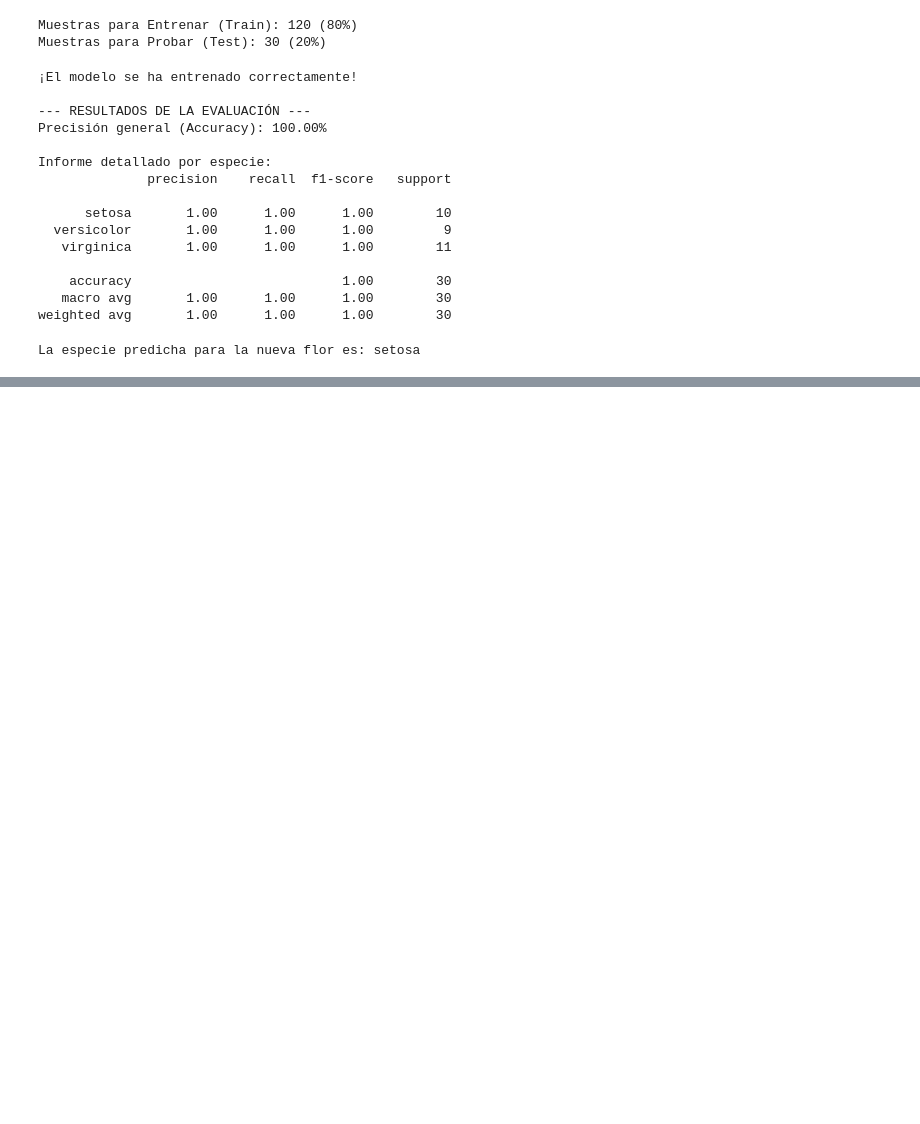
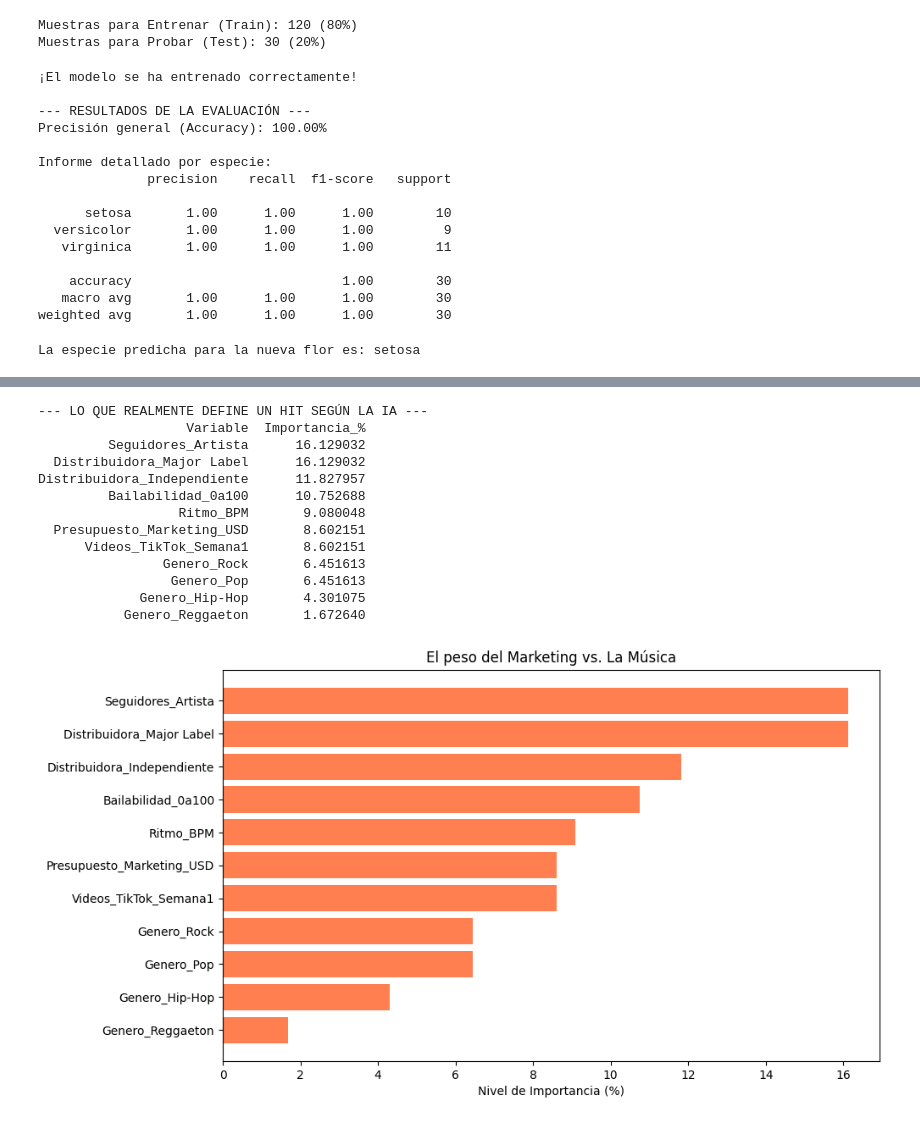
Before and after one commit to valenacu18/mi-primer-repo, a Jupyter notebook: primer.ipynb, the cells around one changed output, grey strips where cells are left out. Saved outputs shown, nothing was run; the diff lists cells and outputs as text; code cells hidden in the pictures; blank space fills up the shorter version.

```diff
--- a/primer.ipynb
+++ b/primer.ipynb
@@ -113,0 +289,67 @@ La especie predicha para la nueva flor es: setosa
+# %%
+import pandas as pd
+import matplotlib.pyplot as plt
+from sklearn.model_selection import train_test_split
+from sklearn.ensemble import RandomForestClassifier
+
+# 1. El Dataset del Mundo Real
+datos_industria = {
+    'Artista': ['Valen', 'Pop Icon', 'Trapper X', 'Indie Band', 'Megastar'],
+    'Cancion': ['Flow Oculto', 'Summer Anthem', 'Calle y Humo', 'Noches Frías', 'Global Hit'],
+    'Genero': ['Hip-Hop', 'Pop', 'Reggaeton', 'Rock', 'Pop'],
+    'Distribuidora': ['Independiente', 'Major Label', 'Major Label', 'Independiente', 'Major Label'],
+    'Ritmo_BPM': [95, 128, 90, 110, 120],
+    'Bailabilidad_0a100': [80, 95, 90, 40, 88],
+    'Presupuesto_Marketing_USD': [500, 2000000, 150000, 1000, 5000000],
+    'Seguidores_Artista': [2500, 45000000, 8000000, 12000, 90000000],
+    'Videos_TikTok_Semana1': [150, 500000, 80000, 300, 1200000],
+    'Es_Hit': [0, 1, 1, 0, 1]
+}
+
+df_industria = pd.DataFrame(datos_industria)
+
+# 2. Transformar el texto a números (One-Hot Encoding)
+# Esto convierte 'Genero_Pop', 'Distribuidora_Independiente', etc., en columnas de 1s y 0s
+df_numerico = pd.get_dummies(df_industria, columns=['Genero', 'Distribuidora'])
+
+# 3. Separar Entradas (X) y Salida (y)
+# Quitamos los nombres porque no sirven para el cálculo matemático
+X = df_numerico.drop(columns=['Artista', 'Cancion', 'Es_Hit'])
+y = df_numerico['Es_Hit']
+
+# 4. Entrenar el modelo
+modelo_real = RandomForestClassifier(random_state=42)
+modelo_real.fit(X, y)
+
+# 5. Ver qué le importa ahora a la IA
+importancias = modelo_real.feature_importances_
+df_importancia = pd.DataFrame({
+    'Variable': X.columns,
+    'Importancia_%': importancias * 100
+}).sort_values(by='Importancia_%', ascending=False)
+
+print("--- LO QUE REALMENTE DEFINE UN HIT SEGÚN LA IA ---")
+print(df_importancia.to_string(index=False))
+
+# Graficar para verlo claro
+plt.figure(figsize=(10, 6))
+plt.barh(df_importancia['Variable'], df_importancia['Importancia_%'], color='coral')
+plt.xlabel('Nivel de Importancia (%)')
+plt.title('El peso del Marketing vs. La Música')
+plt.gca().invert_yaxis()
+plt.show()
+# %% [output]
+--- LO QUE REALMENTE DEFINE UN HIT SEGÚN LA IA ---
+                   Variable  Importancia_%
+         Seguidores_Artista      16.129032
+  Distribuidora_Major Label      16.129032
+Distribuidora_Independiente      11.827957
+         Bailabilidad_0a100      10.752688
+                  Ritmo_BPM       9.080048
+  Presupuesto_Marketing_USD       8.602151
+      Videos_TikTok_Semana1       8.602151
+                Genero_Rock       6.451613
+                 Genero_Pop       6.451613
+             Genero_Hip-Hop       4.301075
+           Genero_Reggaeton       1.672640
+[figure, added]
```
Also changed, not shown: parts of 18 cells of this notebook.
